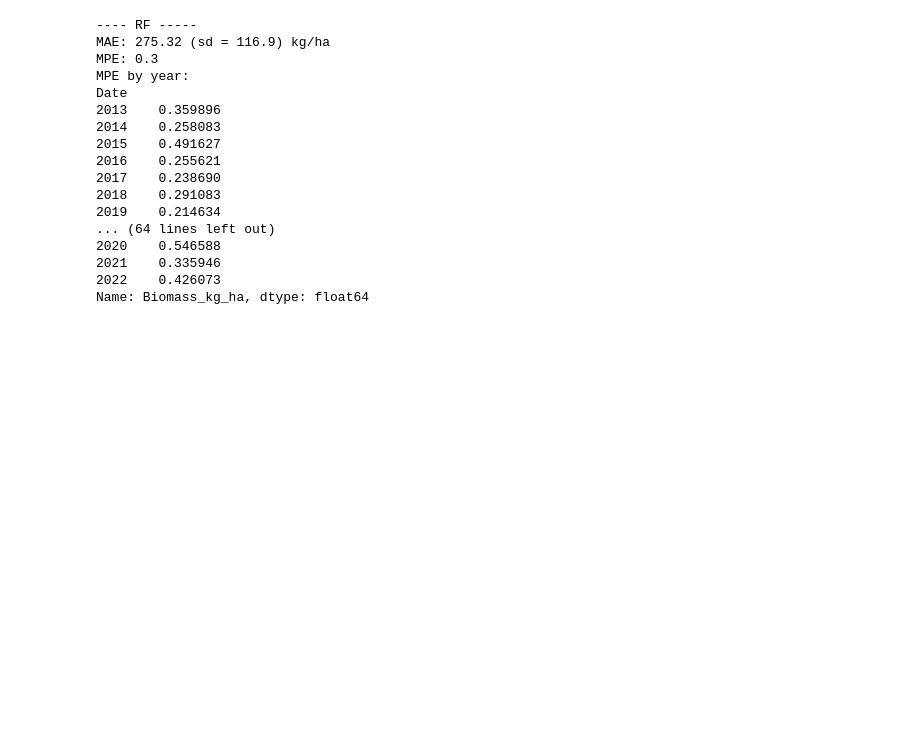
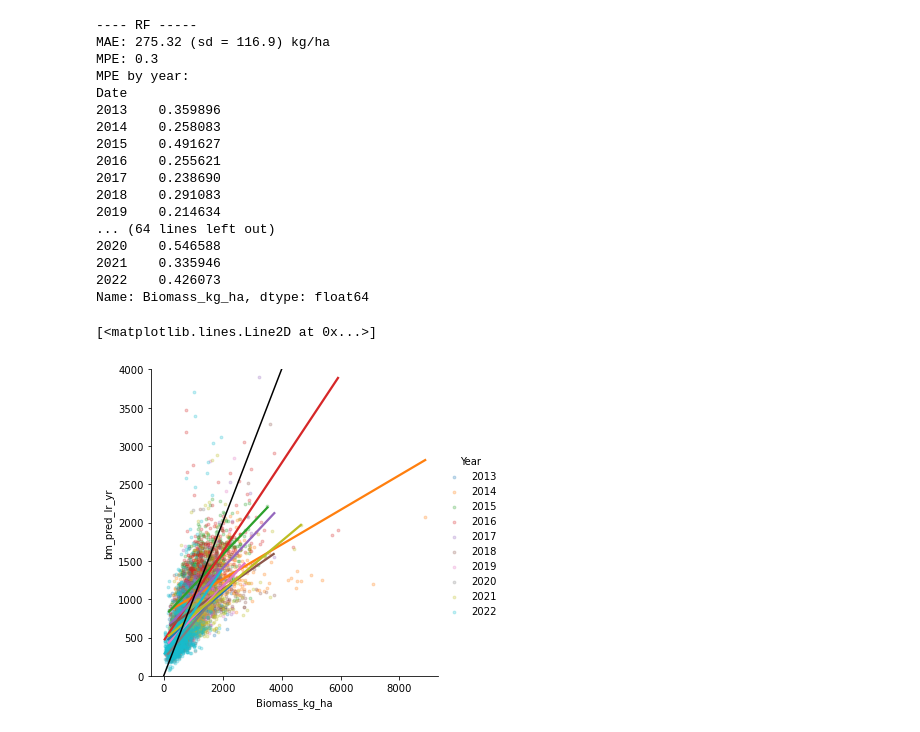
Before and after one commit to kearney-sp/cper_hls_veg_models, a Jupyter notebook: biomass/fit_ml_models_hls_vor_bm.ipynb, the cells around one changed output. Saved outputs shown, nothing was run; the diff lists cells and outputs as text; code cells hidden in the pictures; blank space fills up the shorter version.

```diff
--- a/biomass/fit_ml_models_hls_vor_bm.ipynb
+++ b/biomass/fit_ml_models_hls_vor_bm.ipynb
@@ -269,0 +411,24 @@ n_comps
+# %%
+if len(df_vor['Id'].iloc[0].split('_')) == 3:
+    df_vor['Transect'] = df_vor['Id'].apply(lambda x: x.split('_')[-1])
+    for k in mod_dict:
+        print("----- " + k + " -----")
+        print("MAE: " +
+              str(np.round(df_vor.groupby(['Pasture', 'Plot', 'Transect', 'Date']).apply(
+                  lambda x: abs(np.mean(x[mod_dict[k]]) - np.mean(x['Biomass_kg_ha']))).mean() , 2)) +
+              " (sd = " +
+              str(np.round(df_vor.groupby(['Pasture', 'Plot', 'Transect', 'Date']).apply(
+                  lambda x: abs(np.mean(x[mod_dict[k]]) - np.mean(x['Biomass_kg_ha']))).std() , 2)) +
+              ") kg/ha")
+        display(np.round(df_vor.groupby(['Pasture', 'Plot', 'Transect', 'Date', 'Year']).apply(
+                  lambda x: np.mean(abs(x[mod_dict[k]] - x['Biomass_kg_ha']))).groupby(['Year']).mean() , 2))
+        print("\nMAPE: " +
+              str(np.round(df_vor.groupby(['Pasture', 'Plot', 'Transect', 'Date']).apply(
+                  lambda x: abs(np.mean(x[mod_dict[k]]) - np.mean(x['Biomass_kg_ha'])) / np.mean(x['Biomass_kg_ha'])).mean(), 2)) +
+              " (sd = " +
+              str(np.round(df_vor.groupby(['Pasture', 'Plot', 'Transect', 'Date']).apply(
+                  lambda x: abs(np.mean(x[mod_dict[k]]) - np.mean(x['Biomass_kg_ha'])) / np.mean(x['Biomass_kg_ha'])).std() , 2)) +
+              ") kg/ha")
+        display(np.round(df_vor.groupby(['Pasture', 'Plot', 'Transect', 'Date', 'Year']).apply(
+                  lambda x: abs(np.mean(x[mod_dict[k]]) - np.mean(x['Biomass_kg_ha'])) / np.mean(x['Biomass_kg_ha'])).groupby(['Year']).mean() , 2))
+        print("\n\n")
@@ -334,3 +713,11 @@ Date
 2021    0.335946
 2022    0.426073
 Name: Biomass_kg_ha, dtype: float64
+# %%
+import seaborn as sns
+p = sns.lmplot(df_vor, x='Biomass_kg_ha', y='bm_pred_lr_yr', hue='Year', ci=None, scatter_kws={'s': 8, 'alpha': 0.25})
+p.axes[0, 0].set_ylim((0, 4000))
+p.axes[0, 0].plot(np.arange(0, 4000), np.arange(0, 4000), c='black')
+# %% [output]
+[<matplotlib.lines.Line2D at 0x...>]
+[figure, added]
```
Also changed, not shown: parts of 32 cells of this notebook, 2 other files.
